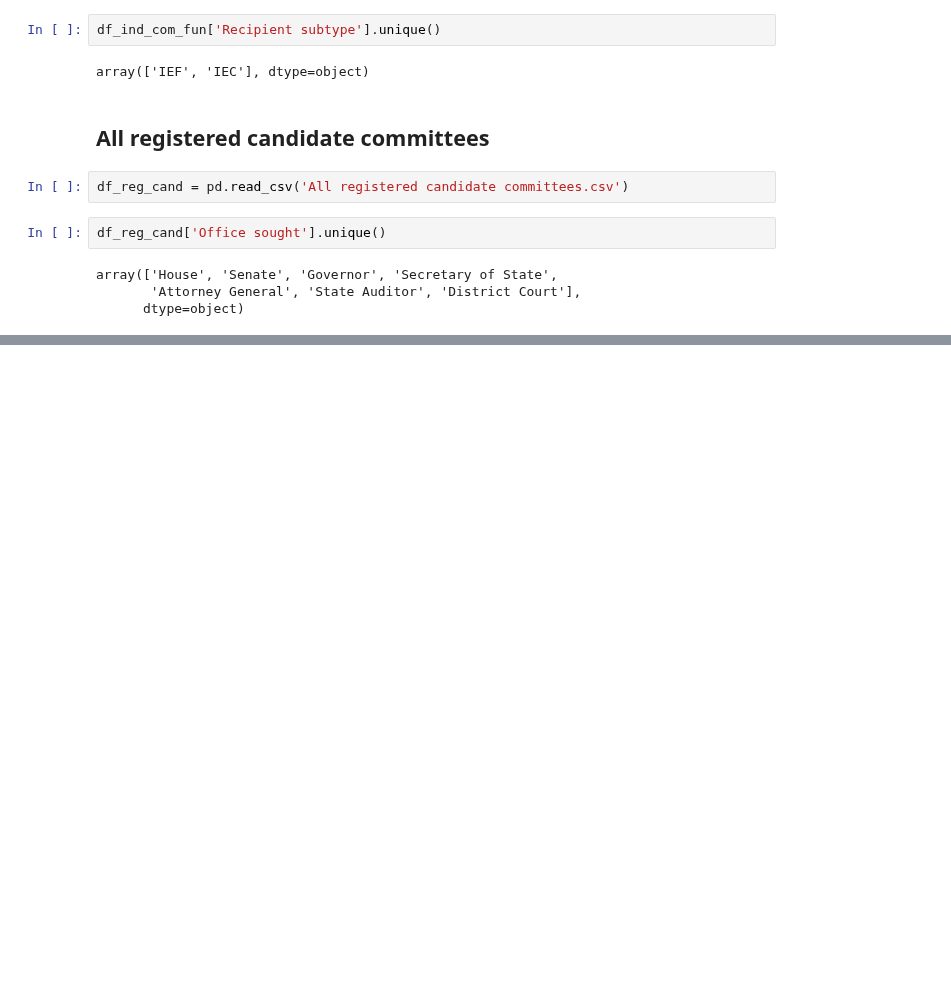
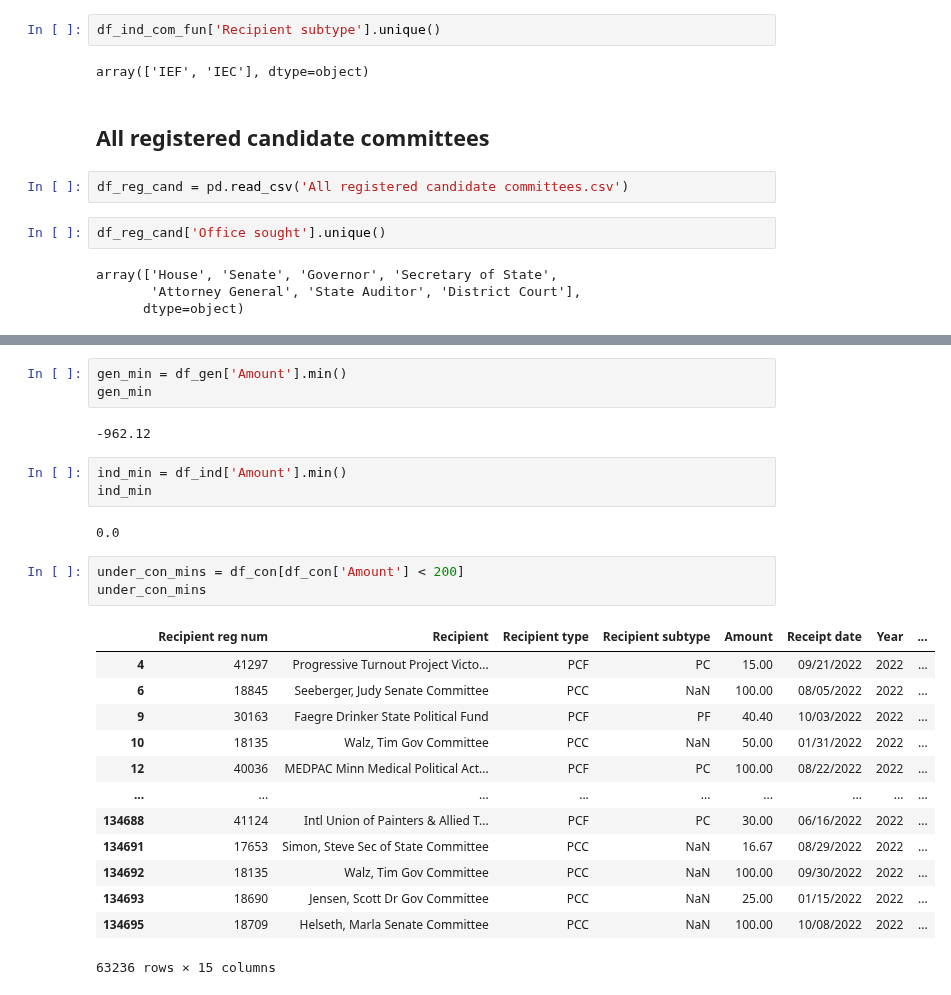
Before and after one commit to uchicago-dsi/climate-cabinet-campaign-finance-tracker, a Jupyter notebook: Raw Data/dataset_analysis.ipynb, the cells around one changed output, grey strips where cells are left out. Saved outputs shown, nothing was run; the diff lists cells and outputs as text; blank space fills up the shorter version.

```diff
--- a/Raw Data/dataset_analysis.ipynb
+++ b/Raw Data/dataset_analysis.ipynb
@@ -107,0 +145,27 @@ array(['House', 'Senate', 'Governor', 'Secretary of State',
+# %%
+gen_min = df_gen['Amount'].min()
+gen_min
+# %% [output]
+-962.12
+# %%
+ind_min = df_ind['Amount'].min()
+ind_min
+# %% [output]
+0.0
+# %%
+under_con_mins = df_con[df_con['Amount'] < 200]
+under_con_mins
+# %% [output]
+|  | Recipient reg num | Recipient | Recipient type | Recipient subtype | Amount | Receipt date | Year | ... |
+| 4 | 41297 | Progressive Turnout Project Victo... | PCF | PC | 15.00 | 09/21/2022 | 2022 | ... |
+| 6 | 18845 | Seeberger, Judy Senate Committee | PCC | NaN | 100.00 | 08/05/2022 | 2022 | ... |
+| 9 | 30163 | Faegre Drinker State Political Fund | PCF | PF | 40.40 | 10/03/2022 | 2022 | ... |
+| 10 | 18135 | Walz, Tim Gov Committee | PCC | NaN | 50.00 | 01/31/2022 | 2022 | ... |
+| 12 | 40036 | MEDPAC Minn Medical Political Act... | PCF | PC | 100.00 | 08/22/2022 | 2022 | ... |
+| ... | ... | ... | ... | ... | ... | ... | ... | ... |
+| 134688 | 41124 | Intl Union of Painters & Allied T... | PCF | PC | 30.00 | 06/16/2022 | 2022 | ... |
+| 134691 | 17653 | Simon, Steve Sec of State Committee | PCC | NaN | 16.67 | 08/29/2022 | 2022 | ... |
+| 134692 | 18135 | Walz, Tim Gov Committee | PCC | NaN | 100.00 | 09/30/2022 | 2022 | ... |
+| 134693 | 18690 | Jensen, Scott Dr Gov Committee | PCC | NaN | 25.00 | 01/15/2022 | 2022 | ... |
+| 134695 | 18709 | Helseth, Marla Senate Committee | PCC | NaN | 100.00 | 10/08/2022 | 2022 | ... |
+63236 rows × 15 columns
```
Also changed, not shown: parts of 18 cells of this notebook, 1 other file.
